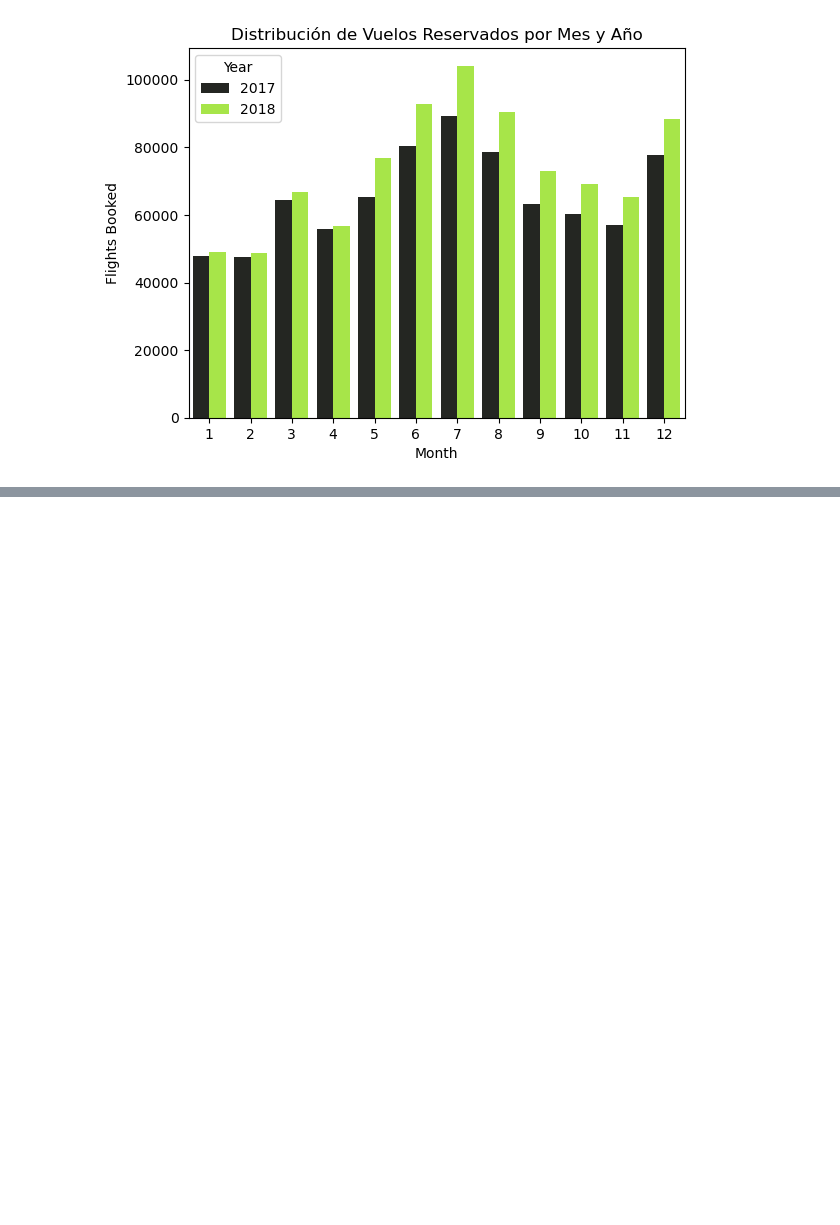
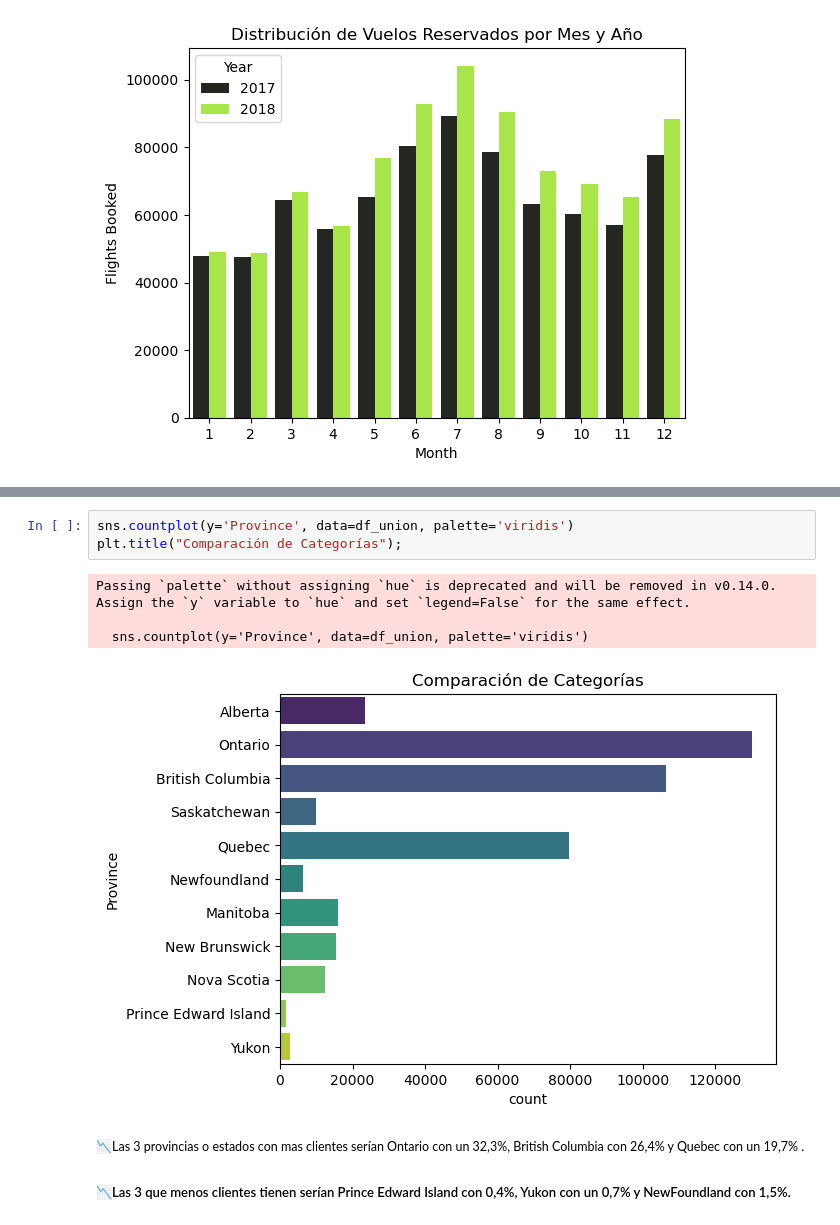
Before and after one commit to Adalab/bda-modulo-3-evaluacion-final-NuriaSalasVazquez, a Jupyter notebook: EDA.ipynb, the cells around one changed output, grey strips where cells are left out. Drawn from its saved outputs; the diff is of its cells as text; blank space fills up the shorter version.

```diff
--- a/EDA.ipynb
+++ b/EDA.ipynb
@@ -451,0 +472,11 @@ Setting a gradient palette using color= is deprecated and will be removed in v0.
+# %%
+sns.countplot(y='Province', data=df_union, palette='viridis')
+plt.title("Comparación de Categorías");
+# %% [output]
+Passing `palette` without assigning `hue` is deprecated and will be removed in v0.14.0. Assign the `y` variable to `hue` and set `legend=False` for the same effect.
+
+  sns.countplot(y='Province', data=df_union, palette='viridis')
+[figure, added]
+# %% [markdown]
+ <small>📉Las 3 provincias o estados con mas clientes serían Ontario con un 32,3%, British Columbia con 26,4% y Quebec con un 19,7% .
+ ##### 📉Las 3 que menos clientes tienen serían Prince Edward Island con 0,4%, Yukon con un 0,7% y NewFoundland con 1,5%. <small>
```
Also changed, not shown: parts of 20 cells of this notebook.
